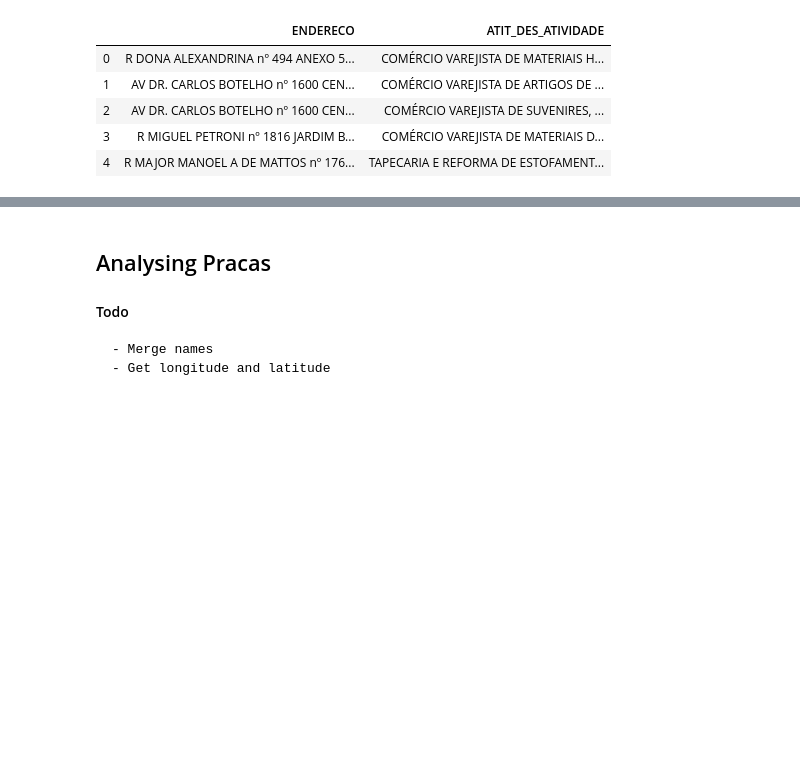
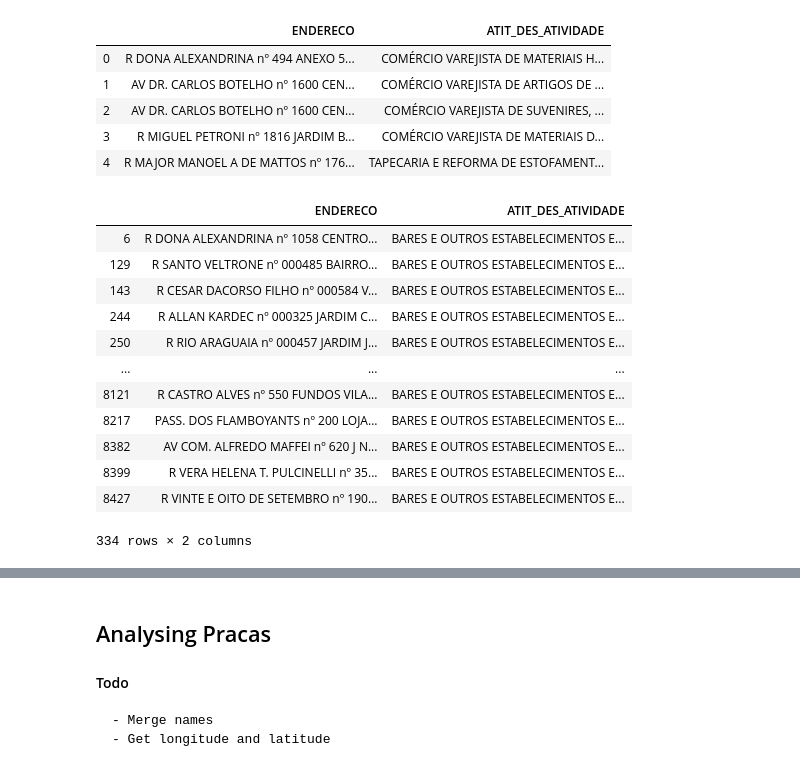
Before and after one commit to tpinhoda/Crimes_Sao_Carlos, a Jupyter notebook: notebooks/1-Initial Analysis.ipynb, the cells around one changed output, grey strips where cells are left out. Drawn from its saved outputs; the diff is of its cells as text; code cells hidden in the pictures; blank space fills up the shorter version.

```diff
--- a/notebooks/1-Initial Analysis.ipynb
+++ b/notebooks/1-Initial Analysis.ipynb
@@ -128,3 +130,19 @@ estabelecimentos.head()
 | 2 | AV DR. CARLOS BOTELHO nº 1600 CEN... | COMÉRCIO VAREJISTA DE SUVENIRES, ... |
 | 3 | R MIGUEL PETRONI nº 1816 JARDIM B... | COMÉRCIO VAREJISTA DE MATERIAIS D... |
 | 4 | R MAJOR MANOEL A DE MATTOS nº 176... | TAPECARIA E REFORMA DE ESTOFAMENT... |
+# %%
+estabelecimentos[estabelecimentos['ATIT_DES_ATIVIDADE'].str.find('BAR') != -1]
+# %% [output]
+|  | ENDERECO | ATIT_DES_ATIVIDADE |
+| 6 | R DONA ALEXANDRINA nº 1058 CENTRO... | BARES E OUTROS ESTABELECIMENTOS E... |
+| 129 | R SANTO VELTRONE nº 000485 BAIRRO... | BARES E OUTROS ESTABELECIMENTOS E... |
+| 143 | R CESAR DACORSO FILHO nº 000584 V... | BARES E OUTROS ESTABELECIMENTOS E... |
+| 244 | R ALLAN KARDEC nº 000325 JARDIM C... | BARES E OUTROS ESTABELECIMENTOS E... |
+| 250 | R RIO ARAGUAIA nº 000457 JARDIM J... | BARES E OUTROS ESTABELECIMENTOS E... |
+| ... | ... | ... |
+| 8121 | R CASTRO ALVES nº 550 FUNDOS VILA... | BARES E OUTROS ESTABELECIMENTOS E... |
+| 8217 | PASS. DOS FLAMBOYANTS nº 200 LOJA... | BARES E OUTROS ESTABELECIMENTOS E... |
+| 8382 | AV COM. ALFREDO MAFFEI nº 620 J N... | BARES E OUTROS ESTABELECIMENTOS E... |
+| 8399 | R VERA HELENA T. PULCINELLI nº 35... | BARES E OUTROS ESTABELECIMENTOS E... |
+| 8427 | R VINTE E OITO DE SETEMBRO nº 190... | BARES E OUTROS ESTABELECIMENTOS E... |
+334 rows × 2 columns
```
Also changed, not shown: parts of 12 cells of this notebook.
